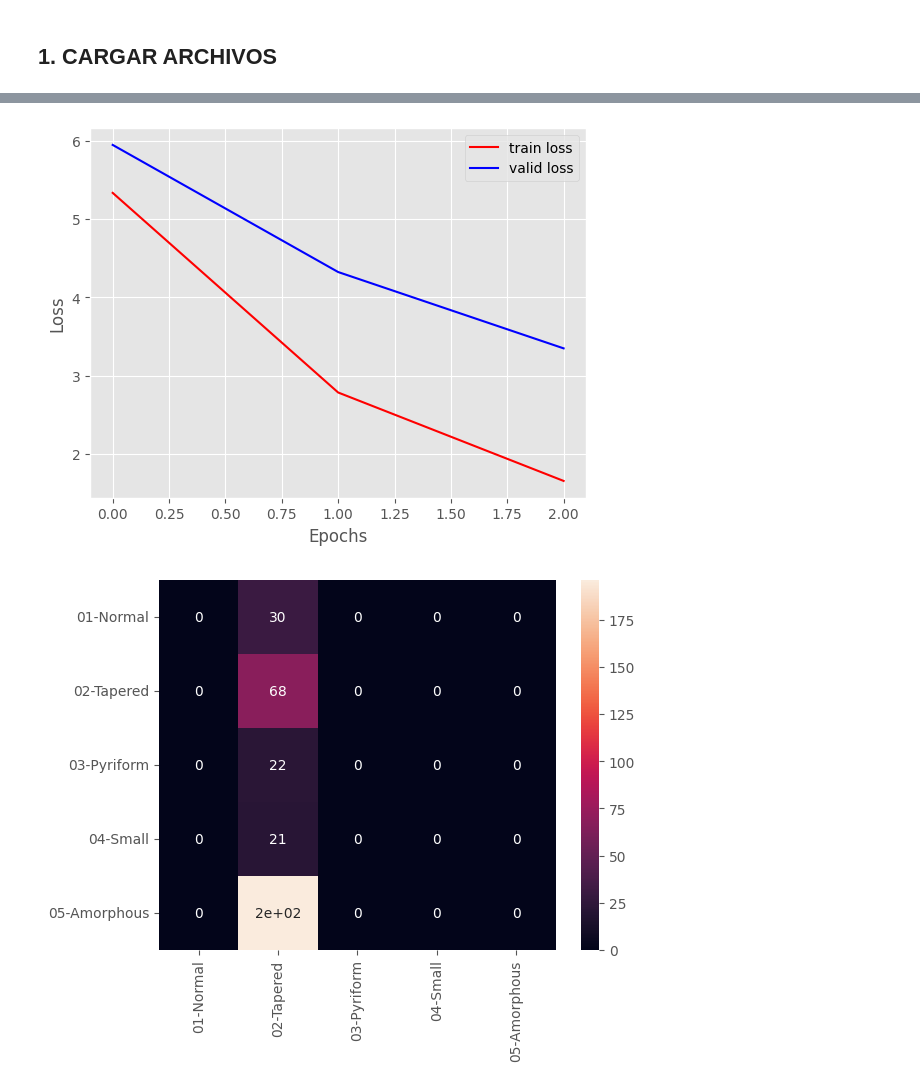
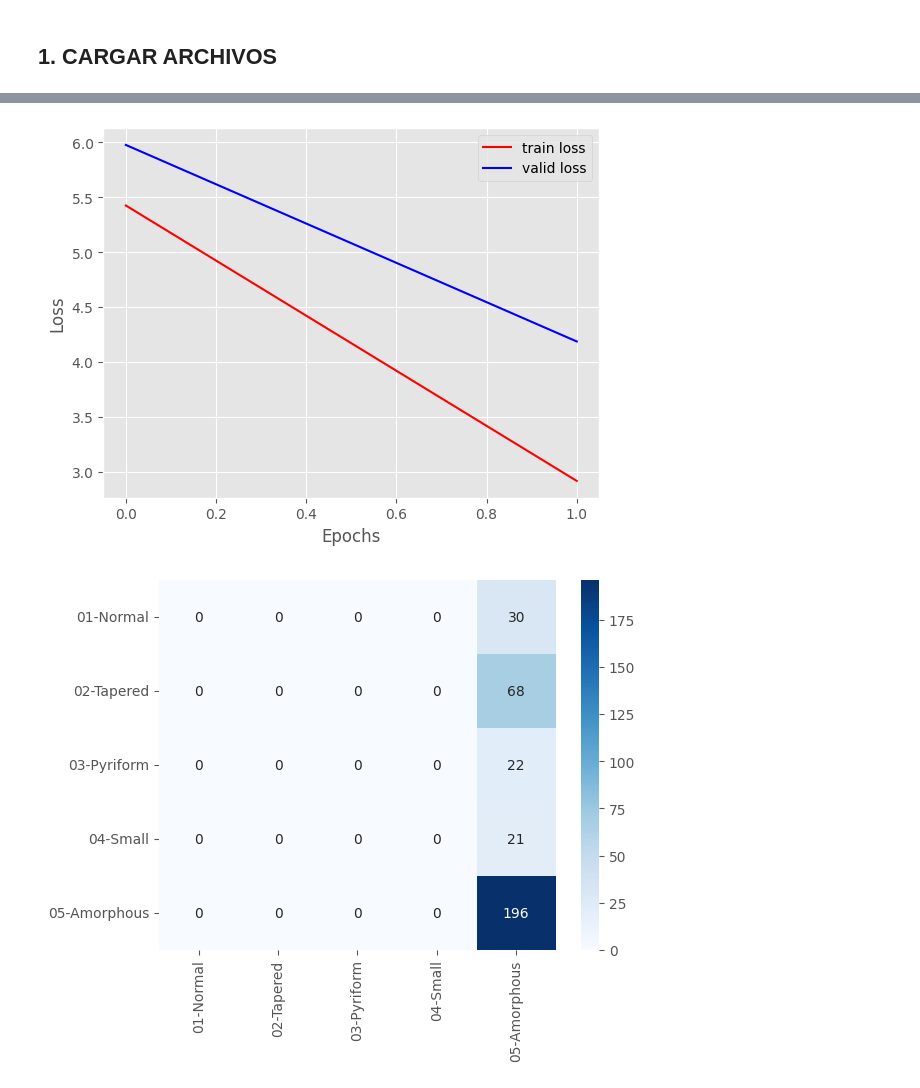
Before and after one commit to matiascoronados/Codigo-Memoria, a Jupyter notebook: main_file.ipynb, the cells around one changed output, grey strips where cells are left out. Saved outputs shown, nothing was run; the diff lists cells and outputs as text; code cells hidden in the pictures.

Commit message:
Remove save model method

```diff
--- a/main_file.ipynb
+++ b/main_file.ipynb
@@ -345,0 +290,5 @@ def save_confusion_matrix(y_true, y_pred, model_save_path):
+# %%
+def load_model( net, model_state, device):
+    net.load_state_dict( model_state )
+    net.to(device)
+    return net
@@ -346,3 +321,20 @@ def save_confusion_matrix(y_true, y_pred, model_save_path):
+# %%
+def save_confusion_matrix(y_true, y_pred, model_save_path):
+    cf_matrix = confusion_matrix(y_true, y_pred)
+    precision = precision_score(y_true, y_pred, average='weighted')
+    recall = recall_score(y_true, y_pred, average='weighted')
+    f1 = f1_score(y_true, y_pred, average='weighted')
+
+    file= open(model_save_path+"/general_scores.txt","w+")
+    file.write(f"Precision Score: {precision:.3f}\n")
+    file.write(f"Recall Score: {recall:.3f}\n")
+    file.write(f"F1 Score: {f1:.3f}\n")
+    file.close()
+
+    df_cm = pd.DataFrame(cf_matrix, index = [class_name for class_name in LABBELS_NAMES], columns = [class_name for class_name in LABBELS_NAMES])
+    plt.figure()
+    sn.heatmap(df_cm, annot=True, cmap='Blues', fmt='d')
+    plt.savefig(model_save_path+'/confusion_matrix.png')
 # %%
 def process_net( net, epochs, trainloader, validloader, testloader, optimizer, criterion, model_save_path):
     aux = net
@@ -354,7 +346,6 @@ def process_net( net, epochs, trainloader, validloader, testloader, optimizer, c
     net = net.to(device)
     best_vloss = float('inf')
     best_model_state= []
-    best_model_name = ''
 
     for epoch in range(epochs):
         print(f"Epoch {epoch+1}/{epochs}")
@@ -369,15 +360,11 @@ def process_net( net, epochs, trainloader, validloader, testloader, optimizer, c
         if valid_epoch_loss < best_vloss:
             best_vloss = valid_epoch_loss
             best_model_state = net.state_dict()
-            best_model_name = 'model_{}_{}'.format(timestamp, epoch)
         print("\n\n")
         time.sleep(1)
 
-    model_path = save_best_model( best_model_state, best_model_name , model_save_path)
-    time.sleep(3)
-    best_net = load_model(model_path, aux, device)
-    time.sleep(3)
-
+    best_net = load_model( aux, best_model_state, device)
+    time.sleep(1)
     y_pred,y_true = test(best_net, testloader, device)
 
     save_acc_plot(train_acc, valid_acc, model_save_path)
@@ -395,7 +382,7 @@ train_porcentage = 0.7*0.8
 image_dimention = (35,35)
 batch_size = 64
 learning_rate = 0.0001
-epochs = 3
+epochs = 2
 
 create_dataset(path_expertAnotations = main_path+'Data-set/PA-expert-annotations.txt',
               path_partialImages = main_path+'Data-set/Partial-Agreement-Images/',
@@ -411,17 +398,21 @@ dataset_path = main_path+'Data-set/'+dataset_name
 
 trainloader, validloader, testloader = load_data_pytorch_format( dataset_path, batch_size, image_dimention)
 
+#net = models.resnet34()
+#net = models.resnet50()
+#net = models.vgg19()
+#net = models.densenet161()
+#net = models.densenet169()
+
 net = models.resnet18()
+model_name = 'resnet18_v1'
+
 optimizer = torch.optim.Adam(net.parameters(), lr=learning_rate)
 criterion = nn.CrossEntropyLoss()
-model_name = 'resnet18_v1'
-
 
 model_path = main_path+'outputs/'+model_name
-
 create_folder_wremoving('outputs', main_path)
 create_folder_wremoving(model_name, main_path+'outputs/')
 
-
 process_net( net , epochs, trainloader, validloader, testloader, optimizer, criterion, model_path)
 # %% [output]
@@ -448,2 +429,2 @@ val_loss: 3.349, val_accuracy: 20.000
-[figure, old version]
+[figure, new version]
-[figure, old version]
+[figure, new version]
```
Also changed, not shown: parts of 13 cells of this notebook.
